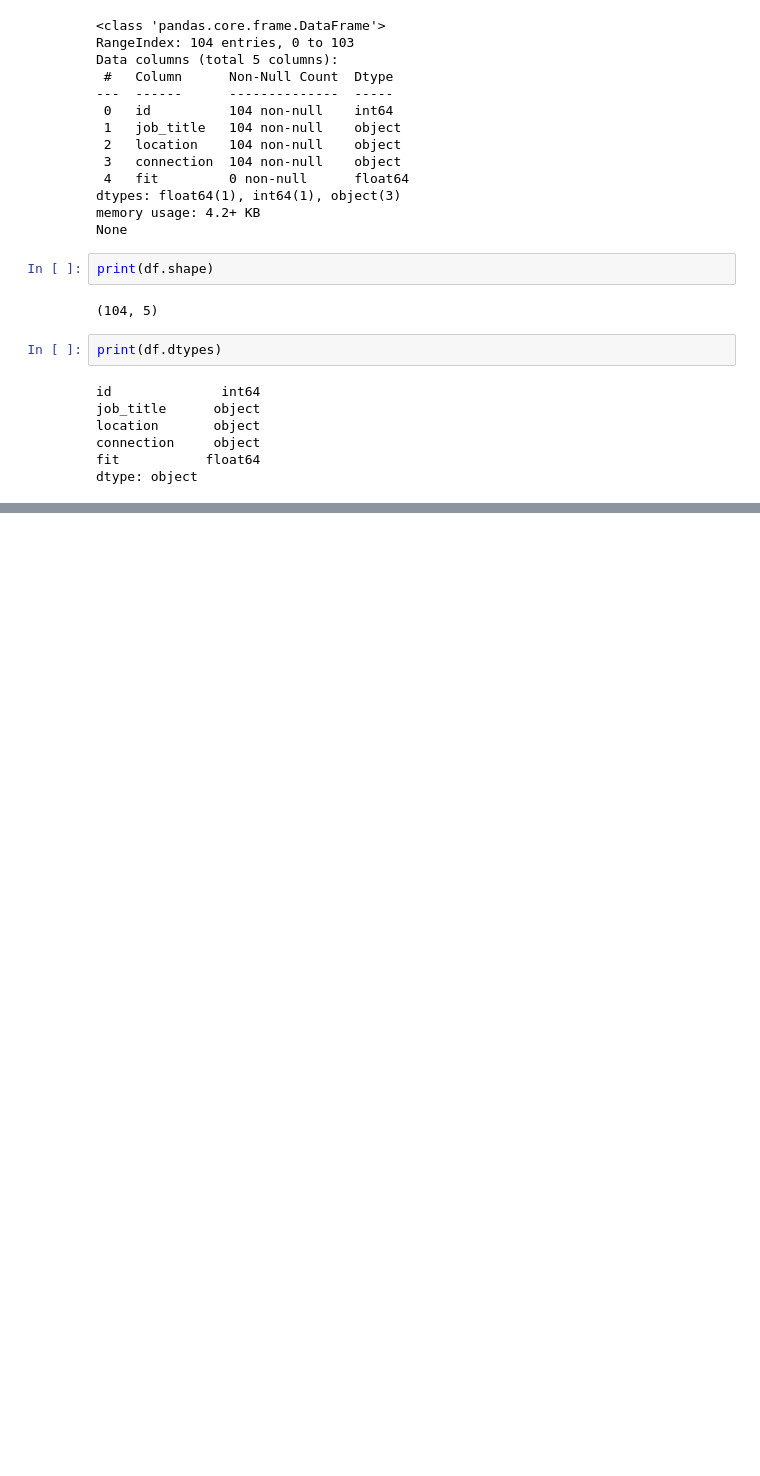
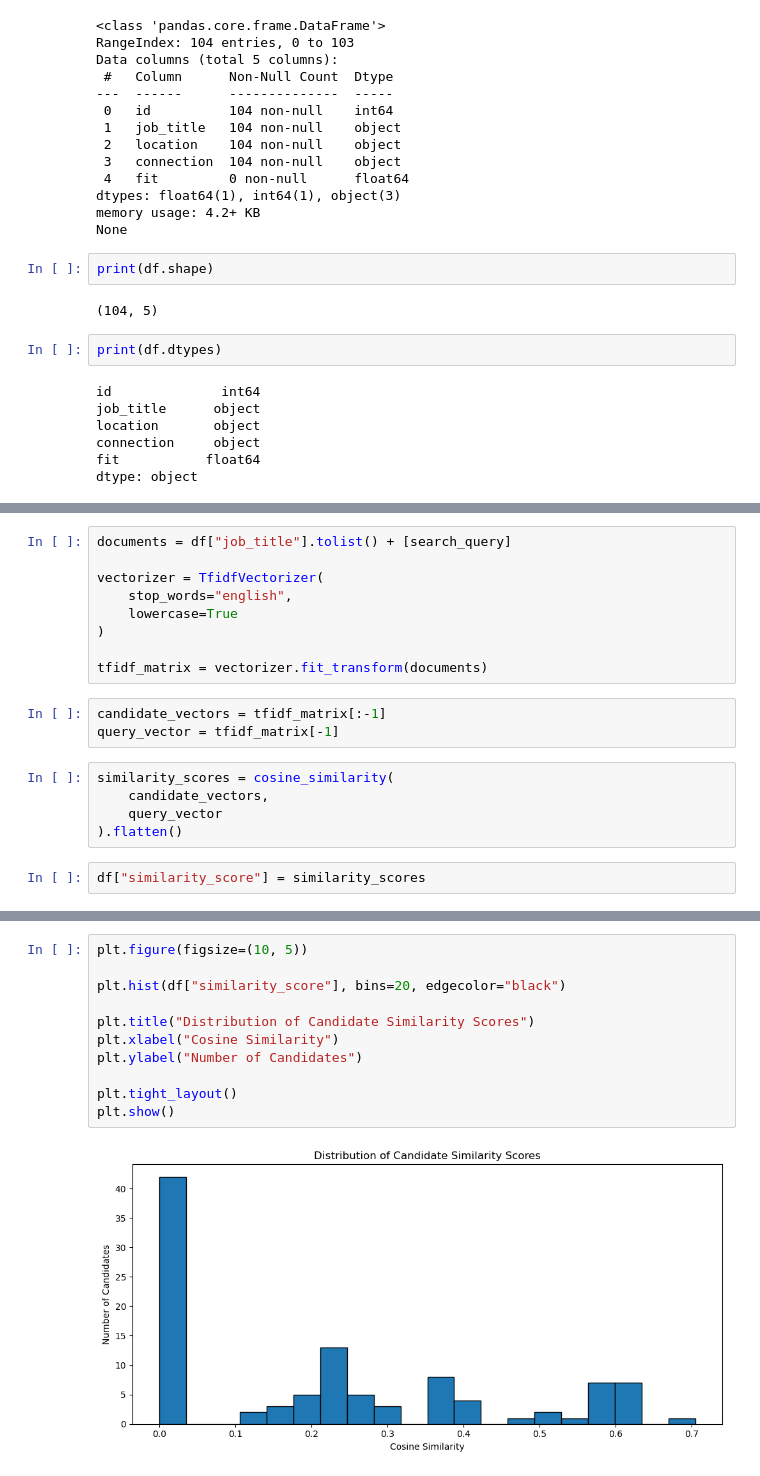
Before and after one commit to DillonR03/Potential-Talents-Candidate-Ranking-Model, a Jupyter notebook: PotentialTalentsNotebook.ipynb, the cells around one changed output, grey strips where cells are left out. Drawn from its saved outputs; the diff is of its cells as text; blank space fills up the shorter version.

```diff
--- a/PotentialTalentsNotebook.ipynb
+++ b/PotentialTalentsNotebook.ipynb
@@ -169,0 +238,19 @@ plt.show()
+# %%
+documents = df["job_title"].tolist() + [search_query]
+
+vectorizer = TfidfVectorizer(
+    stop_words="english",
+    lowercase=True
+)
+
+tfidf_matrix = vectorizer.fit_transform(documents)
+# %%
+candidate_vectors = tfidf_matrix[:-1]
+query_vector = tfidf_matrix[-1]
+# %%
+similarity_scores = cosine_similarity(
+    candidate_vectors,
+    query_vector
+).flatten()
+# %%
+df["similarity_score"] = similarity_scores
@@ -169,0 +301,13 @@ plt.show()
+# %%
+plt.figure(figsize=(10, 5))
+
+plt.hist(df["similarity_score"], bins=20, edgecolor="black")
+
+plt.title("Distribution of Candidate Similarity Scores")
+plt.xlabel("Cosine Similarity")
+plt.ylabel("Number of Candidates")
+
+plt.tight_layout()
+plt.show()
+# %% [output]
+[figure, added]
```
Also changed, not shown: parts of 13 cells of this notebook.
